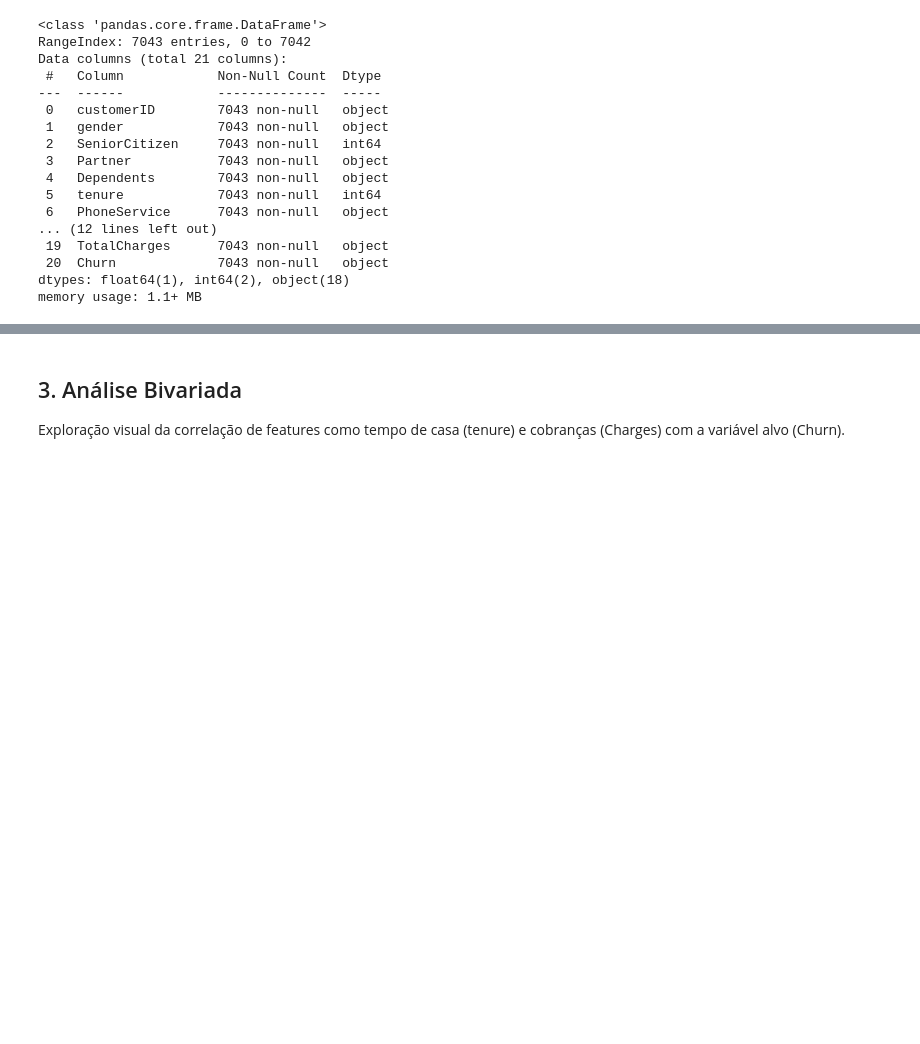
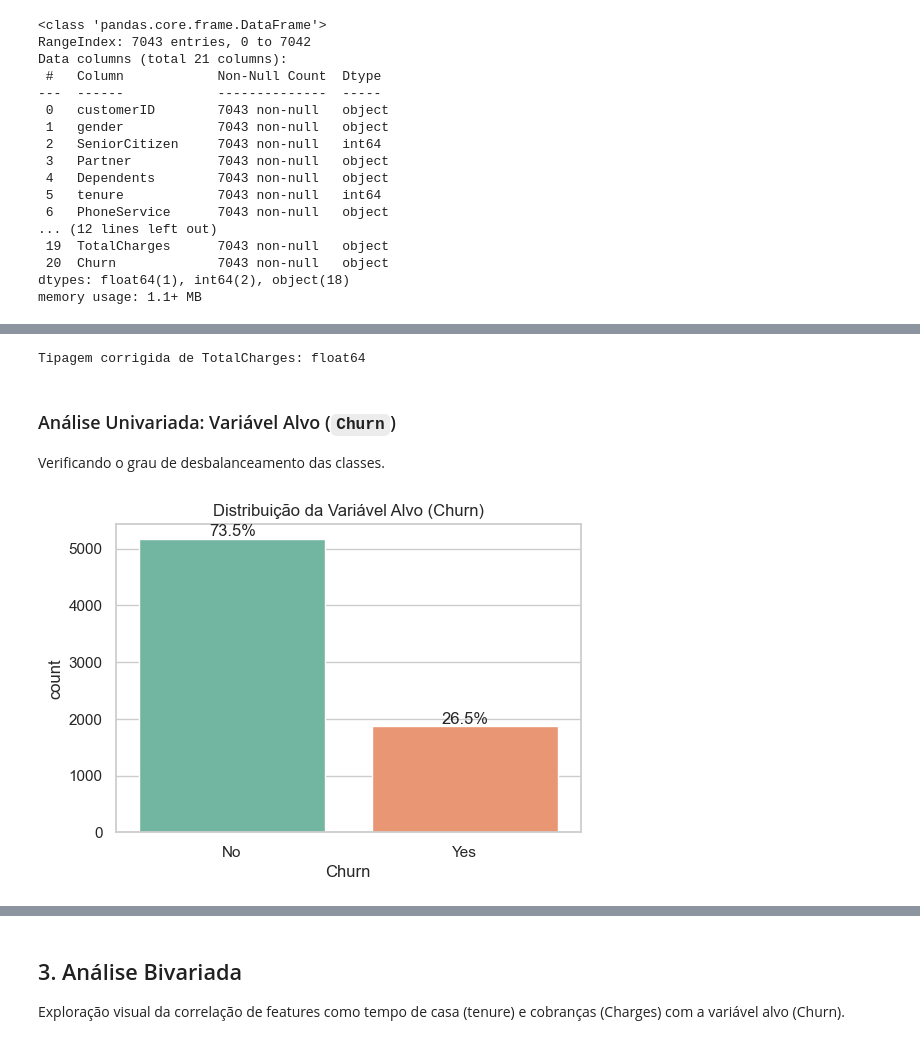
Before and after one commit to fiap-postech-9mlet-grupo85/tech-challenge-fase01, a Jupyter notebook: notebooks/01-eda-baselines.ipynb, the cells around one changed output, grey strips where cells are left out. Drawn from its saved outputs; the diff is of its cells as text; code cells hidden in the pictures; blank space fills up the shorter version.

```diff
--- a/notebooks/01-eda-baselines.ipynb
+++ b/notebooks/01-eda-baselines.ipynb
@@ -61,0 +66,23 @@ memory usage: 1.1+ MB
+# %%
+df['TotalCharges'] = pd.to_numeric(df['TotalCharges'], errors='coerce')
+df['TotalCharges'] = df['TotalCharges'].fillna(0)
+print('Tipagem corrigida de TotalCharges:', df['TotalCharges'].dtype)
+# %% [output]
+Tipagem corrigida de TotalCharges: float64
+# %% [markdown]
+### Análise Univariada: Variável Alvo (`Churn`)
+Verificando o grau de desbalanceamento das classes.
+# %%
+plt.figure(figsize=(6, 4))
+ax = sns.countplot(data=df, x='Churn', palette='Set2', hue='Churn', legend=False)
+plt.title('Distribuição da Variável Alvo (Churn)')
+
+total = len(df)
+for p in ax.patches:
+    percentage = f'{100 * p.get_height() / total:.1f}%'
+    x = p.get_x() + p.get_width() / 2 - 0.1
+    y = p.get_y() + p.get_height() + 50
+    ax.annotate(percentage, (x, y))
+plt.show()
+# %% [output]
+[figure, added]
```
Also changed, not shown: parts of 4 cells of this notebook, 1 other file.
